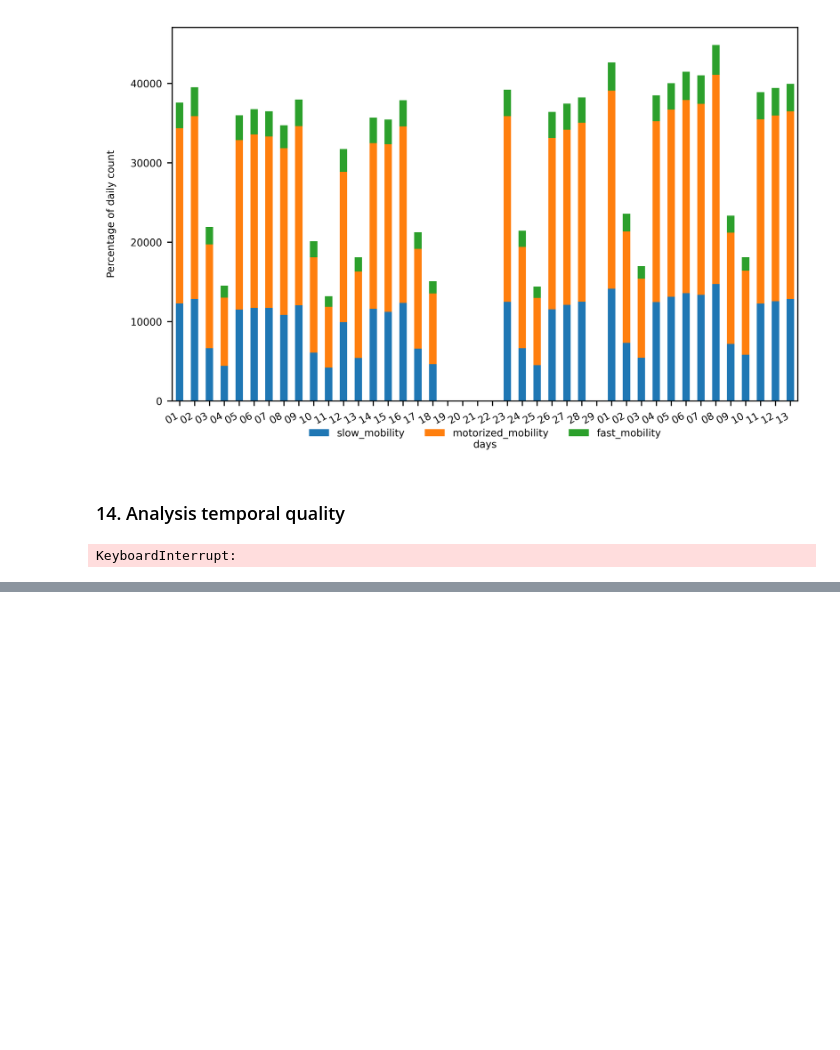
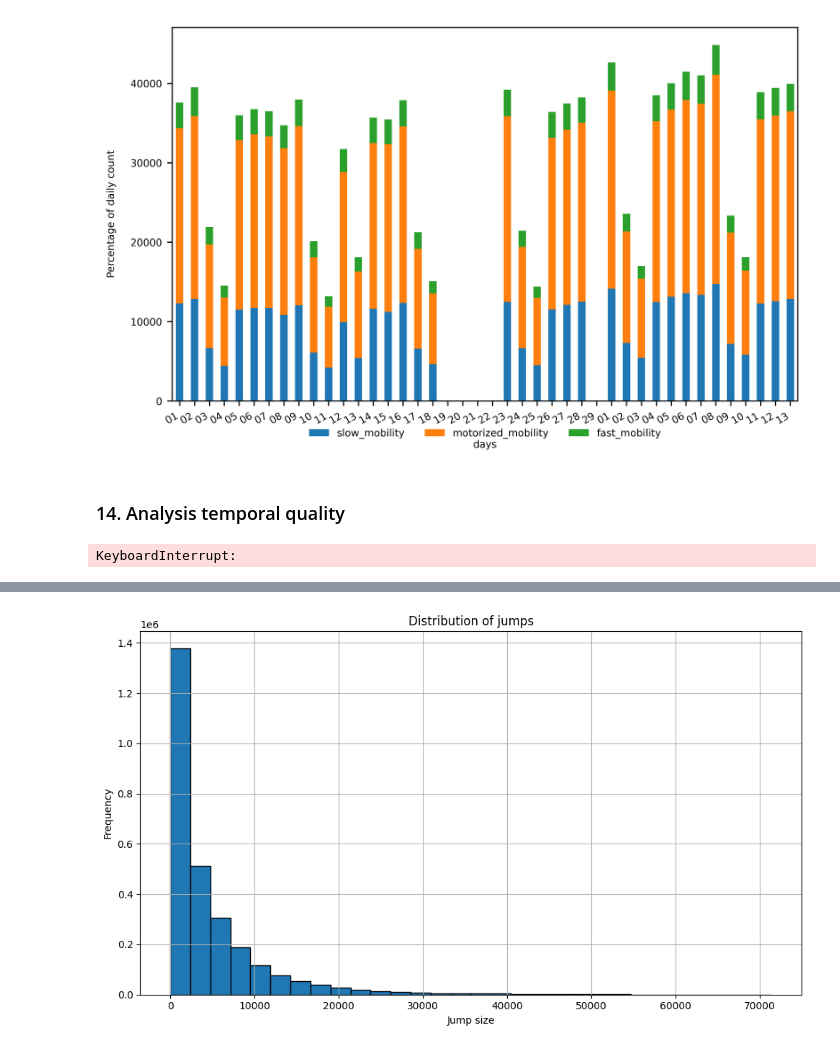
Before and after one commit to kfilonchik/mobility4py, a Jupyter notebook: staypoints-trackintel.ipynb, the cells around one changed output, grey strips where cells are left out. Cells and saved outputs as stored; diff of their text form; code cells hidden in the pictures; blank space fills up the shorter version.

```diff
--- a/staypoints-trackintel.ipynb
+++ b/staypoints-trackintel.ipynb
@@ -560,0 +932,11 @@ KeyboardInterrupt:
+# %%
+plt.figure(figsize=(10, 6))
+plt.hist(jumps, bins=30, edgecolor='black')
+plt.title('Distribution of jumps')
+plt.xlabel('Jump size')
+plt.ylabel('Frequency')
+plt.grid(True)
+plt.tight_layout()
+plt.show()
+# %% [output]
+[figure, added]
```
Also changed, not shown: parts of 59 cells of this notebook, 13 other files.
